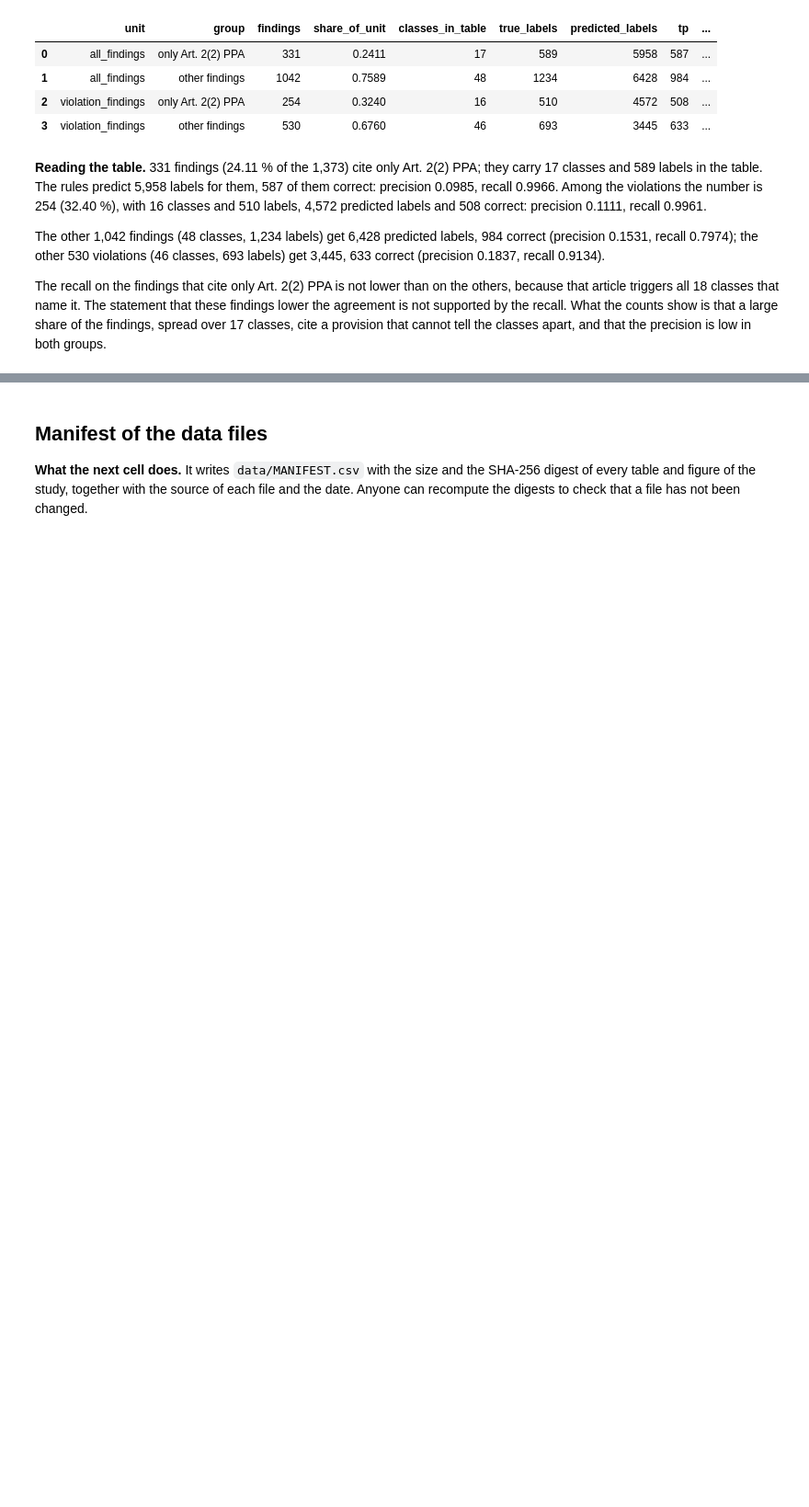
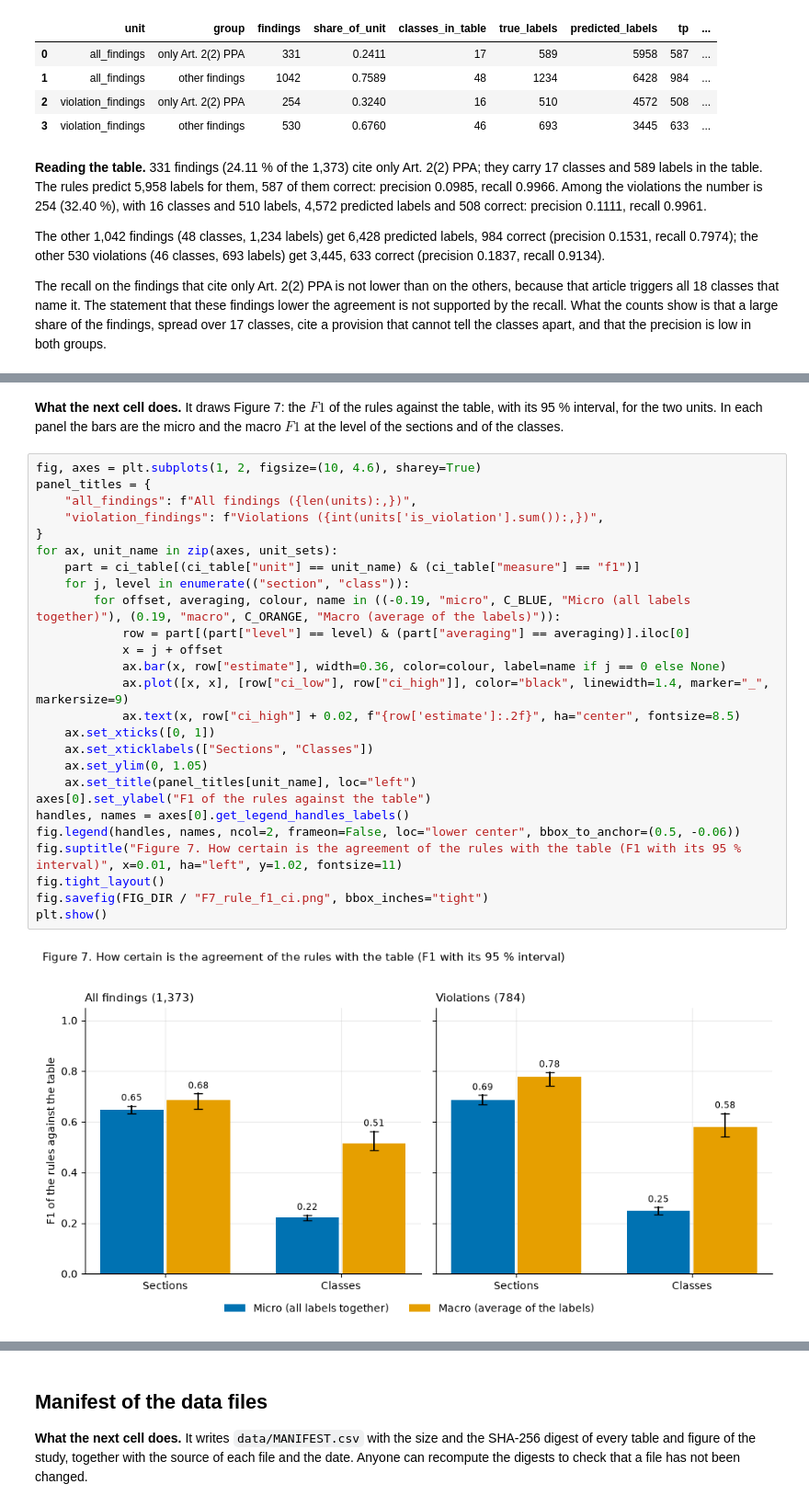
Before and after one commit to beluhov/adfi-violations-classification, a Jupyter notebook: ADFI_Violations_Classification.ipynb, the cells around one changed output, grey strips where cells are left out. Shown at 92% size. Cells and saved outputs as stored; diff of their text form; blank space fills up the shorter version.

```diff
--- a/ADFI_Violations_Classification.ipynb
+++ b/ADFI_Violations_Classification.ipynb
@@ -1317,0 +1497,30 @@ The recall on the findings that cite only Art. 2(2) PPA is not lower than on the
+# %% [markdown]
+**What the next cell does.** It draws Figure 7: the $F1$ of the rules against the table, with its 95 % interval, for the two units. In each panel the bars are the micro and the macro $F1$ at the level of the sections and of the classes.
+# %%
+fig, axes = plt.subplots(1, 2, figsize=(10, 4.6), sharey=True)
+panel_titles = {
+    "all_findings": f"All findings ({len(units):,})",
+    "violation_findings": f"Violations ({int(units['is_violation'].sum()):,})",
+}
+for ax, unit_name in zip(axes, unit_sets):
+    part = ci_table[(ci_table["unit"] == unit_name) & (ci_table["measure"] == "f1")]
+    for j, level in enumerate(("section", "class")):
+        for offset, averaging, colour, name in ((-0.19, "micro", C_BLUE, "Micro (all labels together)"), (0.19, "macro", C_ORANGE, "Macro (average of the labels)")):
+            row = part[(part["level"] == level) & (part["averaging"] == averaging)].iloc[0]
+            x = j + offset
+            ax.bar(x, row["estimate"], width=0.36, color=colour, label=name if j == 0 else None)
+            ax.plot([x, x], [row["ci_low"], row["ci_high"]], color="black", linewidth=1.4, marker="_", markersize=9)
+            ax.text(x, row["ci_high"] + 0.02, f"{row['estimate']:.2f}", ha="center", fontsize=8.5)
+    ax.set_xticks([0, 1])
+    ax.set_xticklabels(["Sections", "Classes"])
+    ax.set_ylim(0, 1.05)
+    ax.set_title(panel_titles[unit_name], loc="left")
+axes[0].set_ylabel("F1 of the rules against the table")
+handles, names = axes[0].get_legend_handles_labels()
+fig.legend(handles, names, ncol=2, frameon=False, loc="lower center", bbox_to_anchor=(0.5, -0.06))
+fig.suptitle("Figure 7. How certain is the agreement of the rules with the table (F1 with its 95 % interval)", x=0.01, ha="left", y=1.02, fontsize=11)
+fig.tight_layout()
+fig.savefig(FIG_DIR / "F7_rule_f1_ci.png", bbox_inches="tight")
+plt.show()
+# %% [output]
+[figure, added]
```
Also changed, not shown: parts of 8 cells of this notebook, 3 other files.
